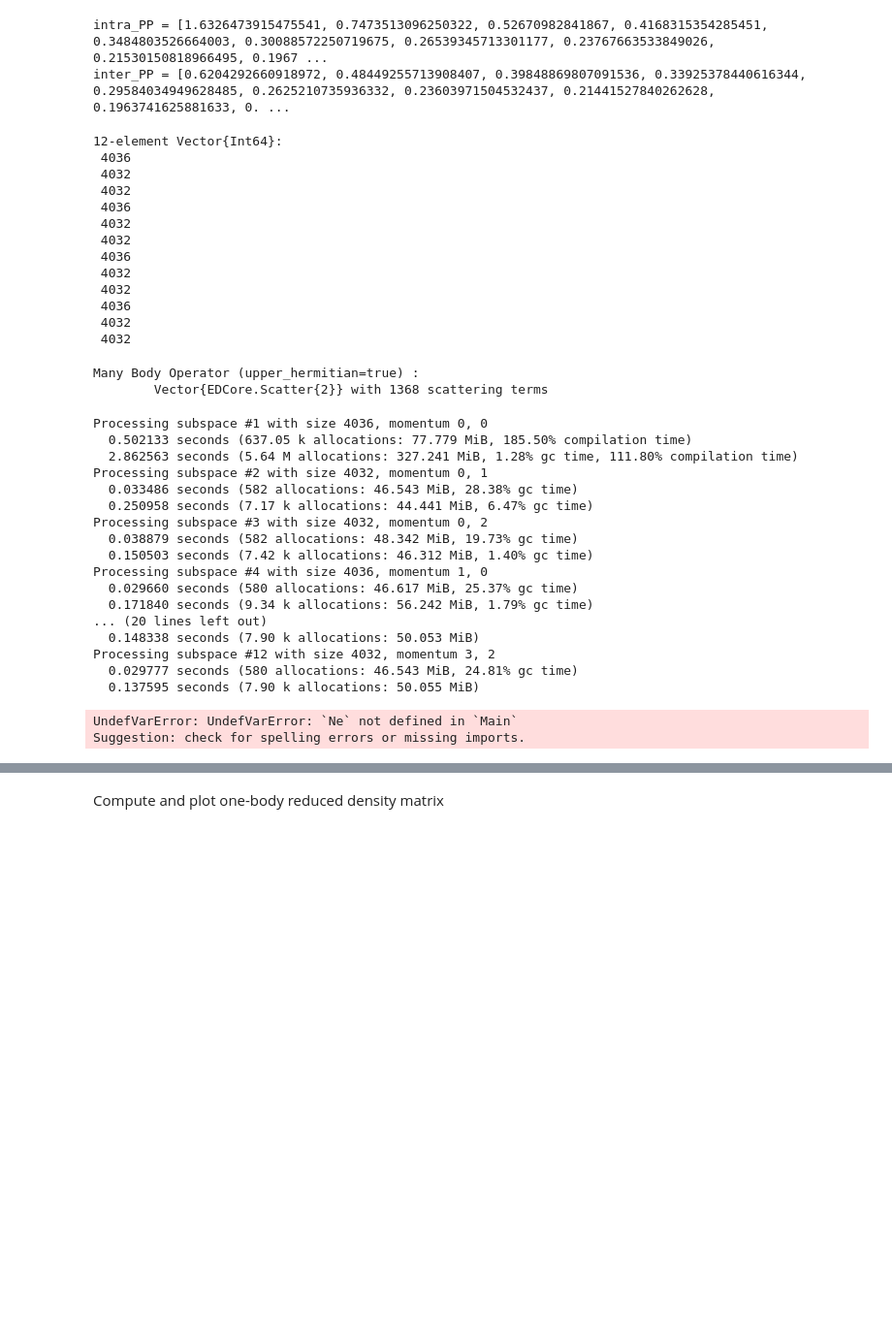
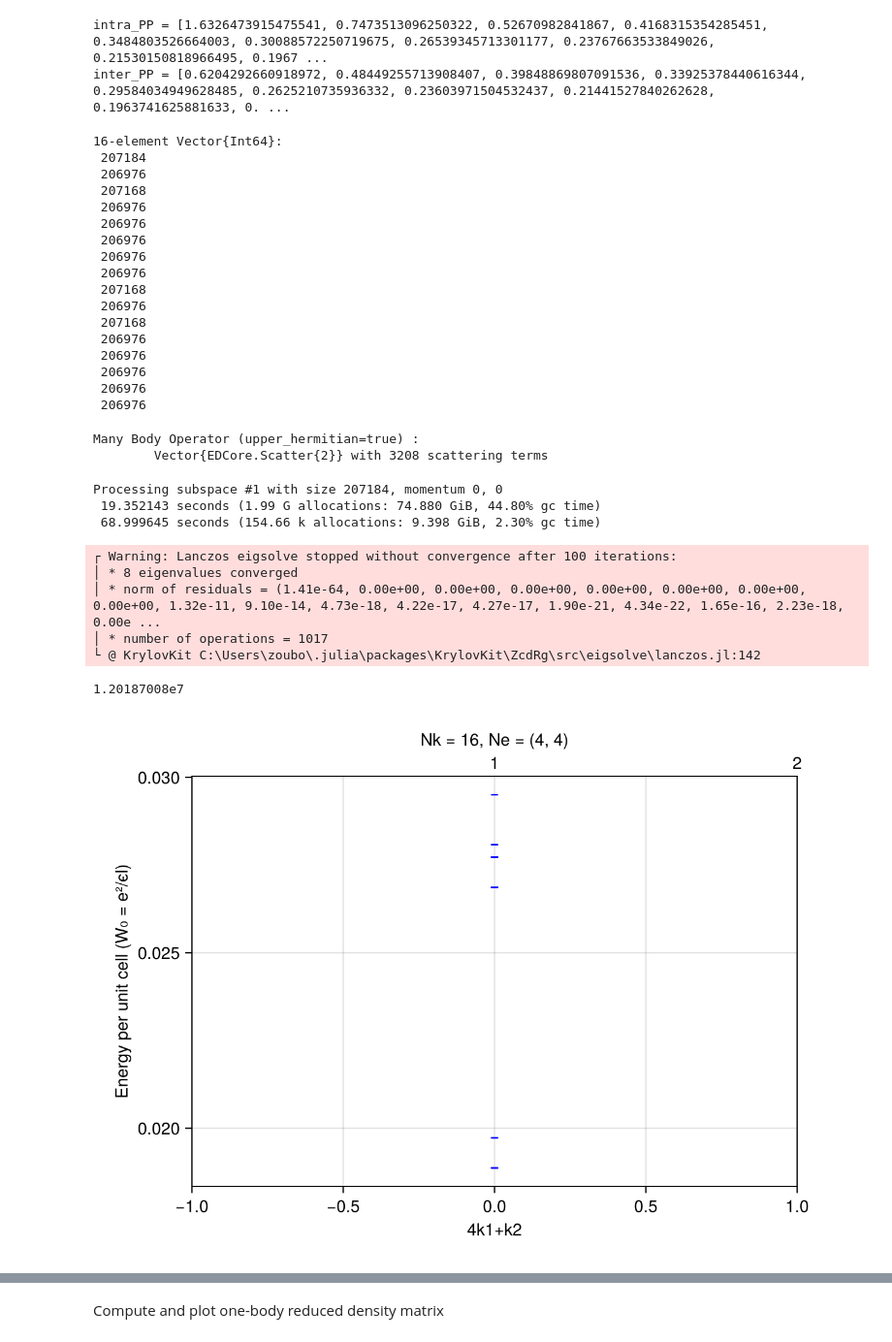
Before and after one commit to Zou-Bo/MomentumED.jl, a Jupyter notebook: landau level torus/topological order/3.BilayerFQH_notunnel.ipynb, the cells around one changed output, grey strips where cells are left out. Shown at 97% size. Saved outputs shown, nothing was run; the diff lists cells and outputs as text; code cells hidden in the pictures; blank space fills up the shorter version.

```diff
--- a/landau level torus/topological order/3.BilayerFQH_notunnel.ipynb
+++ b/landau level torus/topological order/3.BilayerFQH_notunnel.ipynb
@@ -62,7 +62,7 @@ function plot_ed_spectrum(energies, ss_k1, ss_k2;
         push!(top_ticks[2], string(i))
         if isassigned(energies,i)
             for e in energies[i]
-                scatter!(ax, x, e/Nk/LLT.W0, color = :blue, marker=:hline)
+                scatter!(ax, x, e, color = :blue, marker=:hline)
             end
         end
     end
@@ -205,14 +207,14 @@ inter_PP = LLT.pseudo_potential_decomposition.(0:15; same_layer = false, D_l = s
 
 # Haldane pseudo-potential
 sys_int.V_intra = [0.0; 0.8; 0.0; 0.0]          # Intralayer Haldane pseudo-potential in unit of W0
-sys_int.V_inter = [1.0; 0.0; 0.0; 0.0]          # Interlayer Haldane pseudo-potential in unit of W0
+sys_int.V_inter = [1.0; 0.2; 0.0; 0.0]          # Interlayer Haldane pseudo-potential in unit of W0
 
 # or use Coulomb interaction with a cutoff in m
 # sys_int.V_intra = copy(intra_PP)
 # sys_int.V_inter = copy(inter_PP)
 
 # choose a linear mixing between Haldane and Coulomb interaction
-sys_int.mix = 0                  # mix * Haldane + (1-mix) * Coulomb
+sys_int.mix = 1                  # mix * Haldane + (1-mix) * Coulomb
 
 # Create parameter structure for bilayer system
 para_conserve = EDPara(
@@ -239,26 +241,30 @@ scat2 = ED_sortedScatterList_twobody(para_conserve);
 # construct the Hamiltonian operator
 hmlt = MBOperator(scat2, scat1; upper_hermitian = true)
 # %% [output]
-12-element Vector{Int64}:
- 4036
- 4032
- 4032
- 4036
- 4032
- 4032
- 4036
- 4032
- 4032
- 4036
- 4032
- 4032
+16-element Vector{Int64}:
+ 207184
+ 206976
+ 207168
+ 206976
+ 206976
+ 206976
+ 206976
+ 206976
+ 207168
+ 206976
+ 207168
+ 206976
+ 206976
+ 206976
+ 206976
+ 206976
 Many Body Operator (upper_hermitian=true) :
-        Vector{EDCore.Scatter{2}} with 1368 scattering terms
+        Vector{EDCore.Scatter{2}} with 3208 scattering terms
 # %%
-Neigen = 10  # Number of eigenvalues to compute per block
+Neigen = 20  # Number of eigenvalues to compute per block
 energies = Vector{Vector{Float64}}(undef, length(subspaces));
 vectors = Vector{Vector{<:MBS64Vector}}(undef, length(subspaces));
-for i in eachindex(subspaces)
+for i in eachindex(subspaces)[1]
     println("Processing subspace #$i with size $(length(subspaces[i])), momentum $(ss_k1[i]), $(ss_k2[i])")
     energies[i], vectors[i] = EDsolve(subspaces[i], hmlt;
         N = Neigen, showtime = true, ishermitian = true,
@@ -266,31 +272,25 @@ for i in eachindex(subspaces)
     )
 end
 # %% [output]
-Processing subspace #1 with size 4036, momentum 0, 0
-  0.502133 seconds (637.05 k allocations: 77.779 MiB, 185.50% compilation time)
-  2.862563 seconds (5.64 M allocations: 327.241 MiB, 1.28% gc time, 111.80% compilation time)
-Processing subspace #2 with size 4032, momentum 0, 1
-  0.033486 seconds (582 allocations: 46.543 MiB, 28.38% gc time)
-  0.250958 seconds (7.17 k allocations: 44.441 MiB, 6.47% gc time)
-Processing subspace #3 with size 4032, momentum 0, 2
-  0.038879 seconds (582 allocations: 48.342 MiB, 19.73% gc time)
-  0.150503 seconds (7.42 k allocations: 46.312 MiB, 1.40% gc time)
-Processing subspace #4 with size 4036, momentum 1, 0
-  0.029660 seconds (580 allocations: 46.617 MiB, 25.37% gc time)
-  0.171840 seconds (9.34 k allocations: 56.242 MiB, 1.79% gc time)
-... (20 lines left out)
-  0.148338 seconds (7.90 k allocations: 50.053 MiB)
-Processing subspace #12 with size 4032, momentum 3, 2
-  0.029777 seconds (580 allocations: 46.543 MiB, 24.81% gc time)
-  0.137595 seconds (7.90 k allocations: 50.055 MiB)
+Processing subspace #1 with size 207184, momentum 0, 0
+ 19.352143 seconds (1.99 G allocations: 74.880 GiB, 44.80% gc time)
+ 68.999645 seconds (154.66 k allocations: 9.398 GiB, 2.30% gc time)
+┌ Warning: Lanczos eigsolve stopped without convergence after 100 iterations:
+│ * 8 eigenvalues converged
+│ * norm of residuals = (1.41e-64, 0.00e+00, 0.00e+00, 0.00e+00, 0.00e+00, 0.00e+00, 0.00e+00, 0.00e+00, 1.32e-11, 9.10e-14, 4.73e-18, 4.22e-17, 4.27e-17, 1.90e-21, 4.34e-22, 1.65e-16, 2.23e-18, 0.00e ...
+│ * number of operations = 1017
+└ @ KrylovKit C:\Users\zoubo\.julia\packages\KrylovKit\ZcdRg\src\eigsolve\lanczos.jl:142
+# %%
+binomial(20,5)^2 / 20
+# %% [output]
+1.20187008e7
 # %%
-plot_ed_spectrum(energies, ss_k1, ss_k2,
-    title = "Nk = $Nk, Ne = $Ne",
+plot_ed_spectrum(energies/Nk/LLT.W0, ss_k1, ss_k2,
+    title = "Nk = $Nk, Ne = $((Ne1, Ne2))",
     # ylims = (0.845, 0.847),
 );
 # %% [output]
-UndefVarError: UndefVarError: `Ne` not defined in `Main`
-Suggestion: check for spelling errors or missing imports.
+[figure, added]
 # %%
 # check energies explicitly to see degeneracy.
 
```
Also changed, not shown: parts of 2 cells of this notebook, 7 other files.
